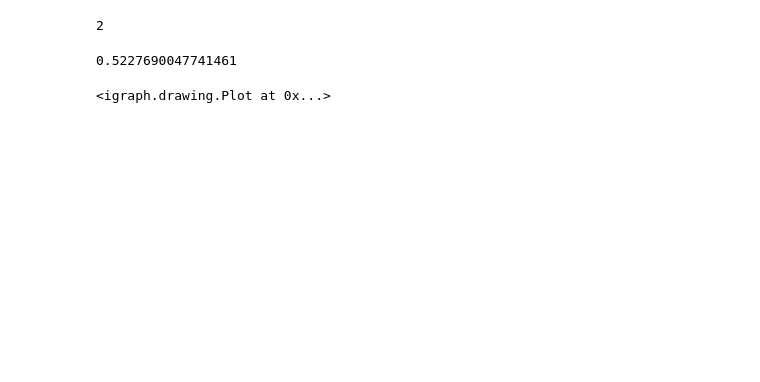
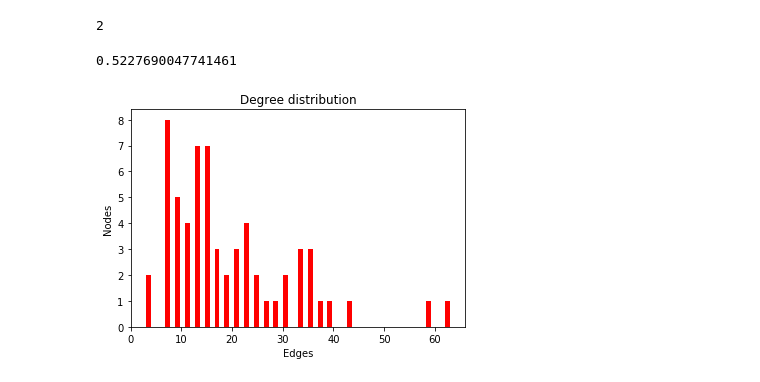
Before and after one commit to josepdecid/CAIM-FIB, a Jupyter notebook: S7/Task2.ipynb, the cells around one changed output. Cells and saved outputs as stored; diff of their text form; code cells hidden in the pictures; blank space fills up the shorter version.

Commit message:
Fix degree distribution ploting

```diff
--- a/S7/Task2.ipynb
+++ b/S7/Task2.ipynb
@@ -42,10 +43,19 @@ g.diameter()
 g.transitivity_undirected()
 # %% [output]
 0.5227690047741461
-# %%
-plot(g.degree_distribution())
-# %% [output]
-<igraph.drawing.Plot at 0x...>
+# %%
+h = g.degree()
+plt.hist(h, bins=len(h), color='red')
+plt.title('Degree distribution')
+plt.xlabel('Edges')
+plt.ylabel('Nodes')
+
+plt.savefig('images/task2/hist_degree_distribution.png')
+
+# Error plotting with iGraph: https://github.com/igraph/python-igraph/issues/88
+# plot(g.degree_distribution())
+# %% [output]
+[figure, added]
 # %%
 import numpy as np
 from sklearn.preprocessing import MinMaxScaler
```
Also changed, not shown: parts of 8 cells of this notebook, 4 other files.
